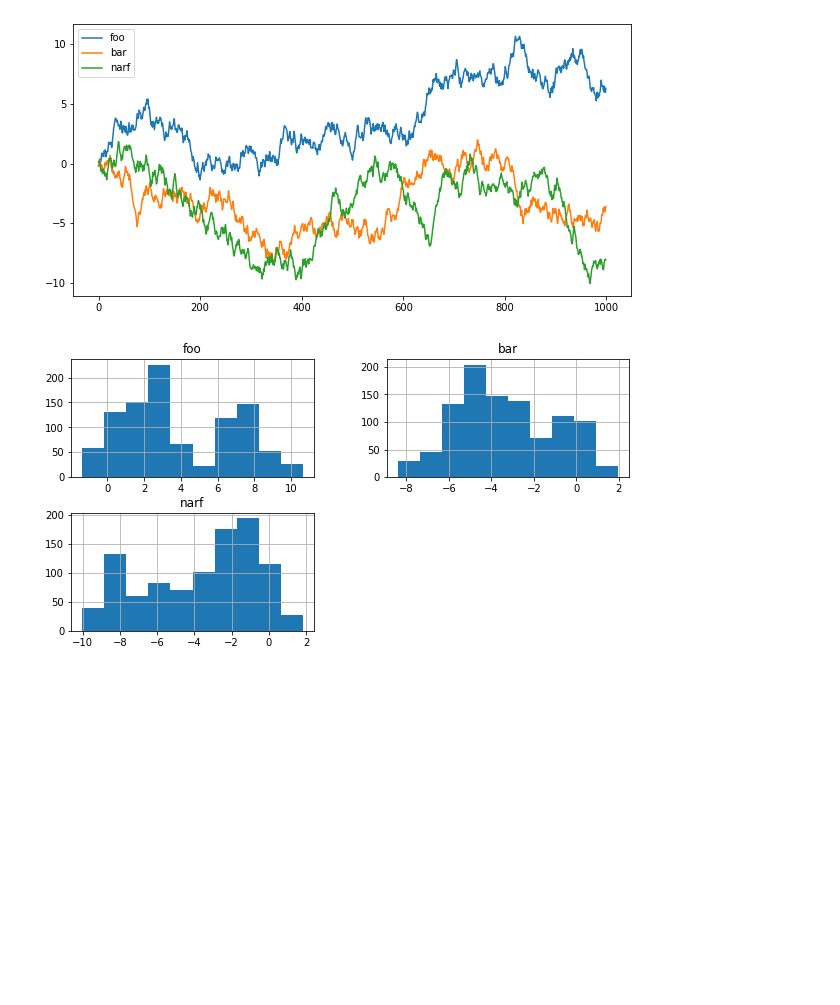
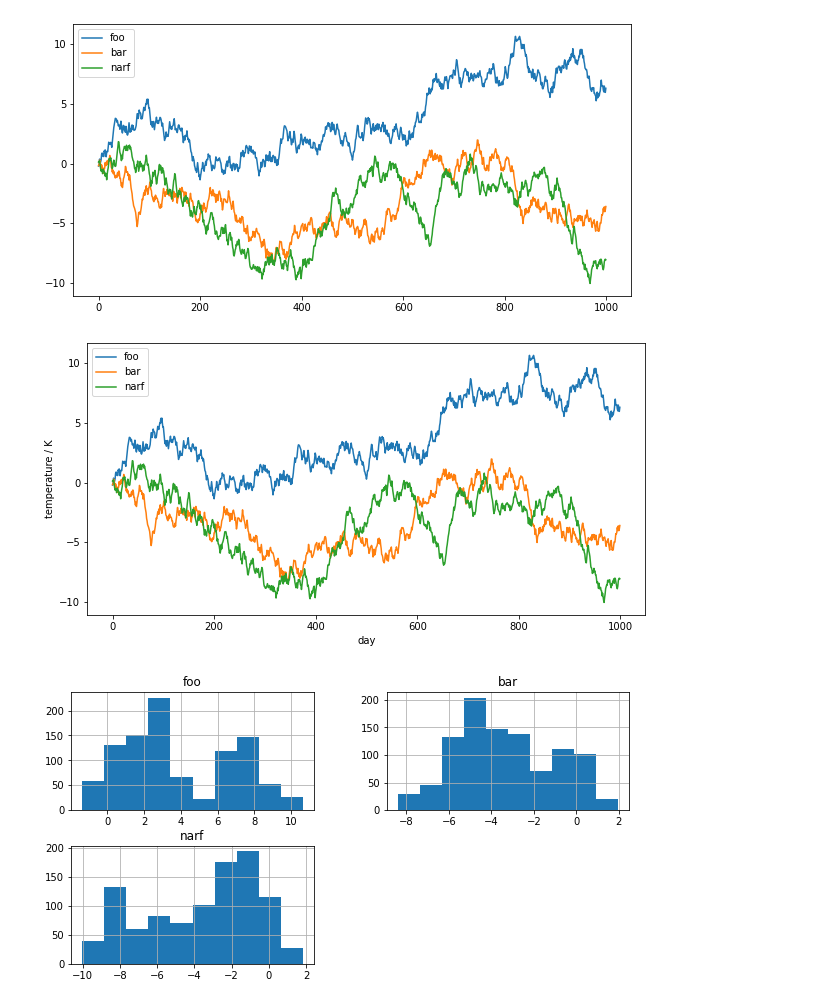
Before and after one commit to escape2020/school2022, a Jupyter notebook: pandas/1_pd_warmup.ipynb, the cells around one changed output. Cells and saved outputs as stored; diff of their text form; code cells hidden in the pictures; blank space fills up the shorter version.

```diff
--- a/pandas/1_pd_warmup.ipynb
+++ b/pandas/1_pd_warmup.ipynb
@@ -507,6 +507,11 @@ df = pd.DataFrame({'foo': np.cumsum(rng.random(1000) - 0.5),
 df.plot();  # check out the parameters you can pass to `.plot()` by hitting TAB inside the parentheses
 # %% [output]
 [figure]
+# %%
+ax = df.plot()
+ax.set(xlabel="day", ylabel="temperature / K");
+# %% [output]
+[figure, added]
 # %%
 df.hist();
 # %% [output]
```
Also changed, not shown: parts of 3 cells of this notebook, 6 other files.
